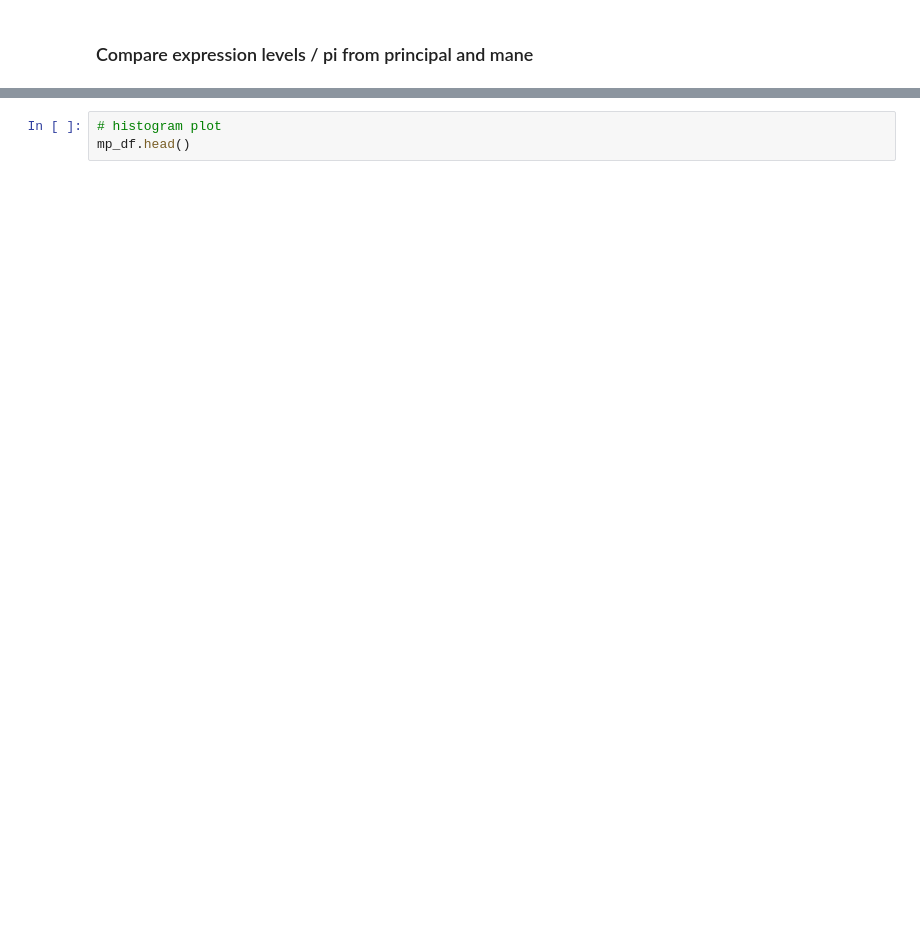
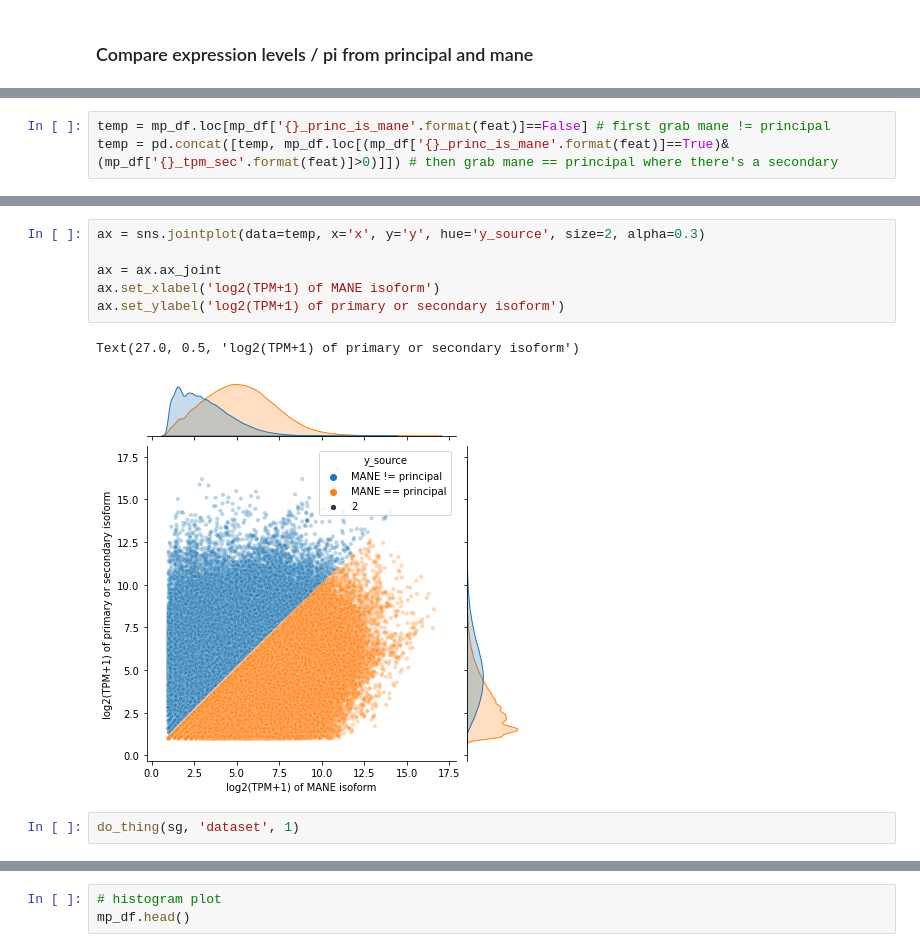
Before and after one commit to fairliereese/rnawg, a Jupyter notebook: lr_bulk/cerberus/swan/mane_dev.ipynb, the cells around one changed output, grey strips where cells are left out. Saved outputs shown, nothing was run; the diff lists cells and outputs as text; blank space fills up the shorter version.

```diff
--- a/lr_bulk/cerberus/swan/mane_dev.ipynb
+++ b/lr_bulk/cerberus/swan/mane_dev.ipynb
@@ -427,0 +533,3 @@ do_thing(sg, 1)
+# %%
+temp = mp_df.loc[mp_df['{}_princ_is_mane'.format(feat)]==False] # first grab mane != principal
+temp = pd.concat([temp, mp_df.loc[(mp_df['{}_princ_is_mane'.format(feat)]==True)&(mp_df['{}_tpm_sec'.format(feat)]>0)]]) # then grab mane == principal where there's a secondary
@@ -427,0 +559,11 @@ do_thing(sg, 1)
+# %%
+ax = sns.jointplot(data=temp, x='x', y='y', hue='y_source', size=2, alpha=0.3)
+
+ax = ax.ax_joint
+ax.set_xlabel('log2(TPM+1) of MANE isoform')
+ax.set_ylabel('log2(TPM+1) of primary or secondary isoform')
+# %% [output]
+Text(27.0, 0.5, 'log2(TPM+1) of primary or secondary isoform')
+[figure, added]
+# %%
+do_thing(sg, 'dataset', 1)
```
Also changed, not shown: parts of 27 cells of this notebook, 2 other files.
